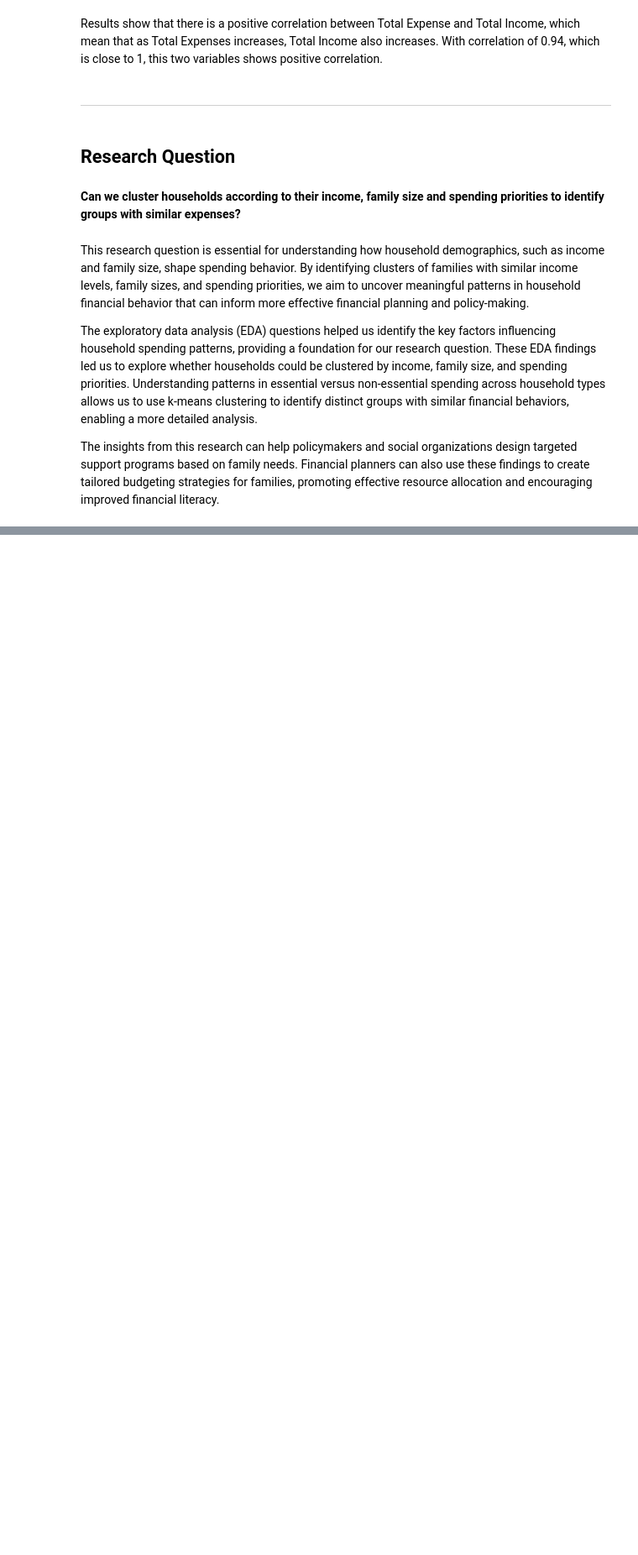
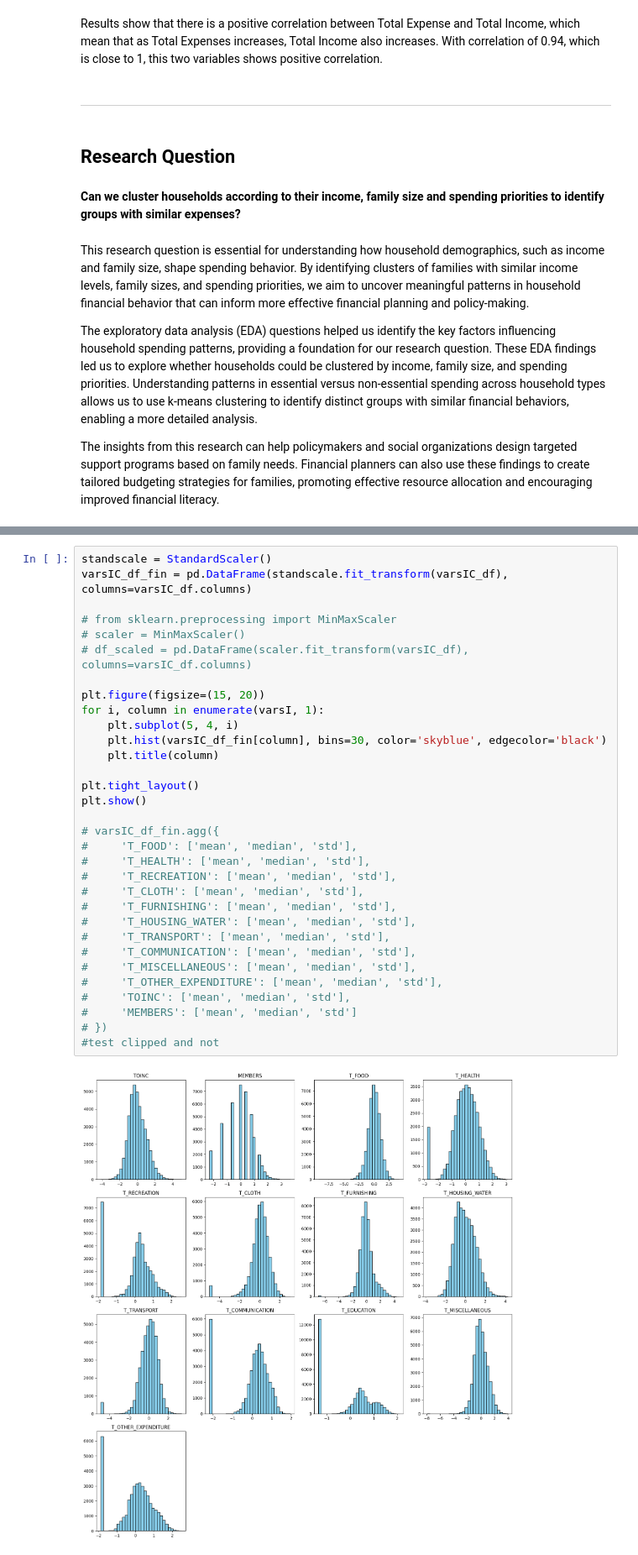
Before and after one commit to MichaelGelo/CSMODEL_Project, a Jupyter notebook: Group3_Phase1.ipynb, the cells around one changed output, grey strips where cells are left out. Shown at 84% size. Drawn from its saved outputs; the diff is of its cells as text; blank space fills up the shorter version.

Commit message:
added data modelling

```diff
--- a/Group3_Phase1.ipynb
+++ b/Group3_Phase1.ipynb
@@ -936,0 +1000,34 @@ The insights from this research can help policymakers and social organizations d
+# %%
+standscale = StandardScaler()
+varsIC_df_fin = pd.DataFrame(standscale.fit_transform(varsIC_df), columns=varsIC_df.columns)
+
+# from sklearn.preprocessing import MinMaxScaler
+# scaler = MinMaxScaler()
+# df_scaled = pd.DataFrame(scaler.fit_transform(varsIC_df), columns=varsIC_df.columns)
+
+plt.figure(figsize=(15, 20))
+for i, column in enumerate(varsI, 1):
+    plt.subplot(5, 4, i)
+    plt.hist(varsIC_df_fin[column], bins=30, color='skyblue', edgecolor='black')
+    plt.title(column)
+
+plt.tight_layout()
+plt.show()
+
+# varsIC_df_fin.agg({
+#     'T_FOOD': ['mean', 'median', 'std'],
+#     'T_HEALTH': ['mean', 'median', 'std'],
+#     'T_RECREATION': ['mean', 'median', 'std'],
+#     'T_CLOTH': ['mean', 'median', 'std'],
+#     'T_FURNISHING': ['mean', 'median', 'std'],
+#     'T_HOUSING_WATER': ['mean', 'median', 'std'],
+#     'T_TRANSPORT': ['mean', 'median', 'std'],
+#     'T_COMMUNICATION': ['mean', 'median', 'std'],
+#     'T_MISCELLANEOUS': ['mean', 'median', 'std'],
+#     'T_OTHER_EXPENDITURE': ['mean', 'median', 'std'],
+#     'TOINC': ['mean', 'median', 'std'],
+#     'MEMBERS': ['mean', 'median', 'std']
+# })
+#test clipped and not
+# %% [output]
+[figure, added]
```
Also changed, not shown: parts of 19 cells of this notebook.
